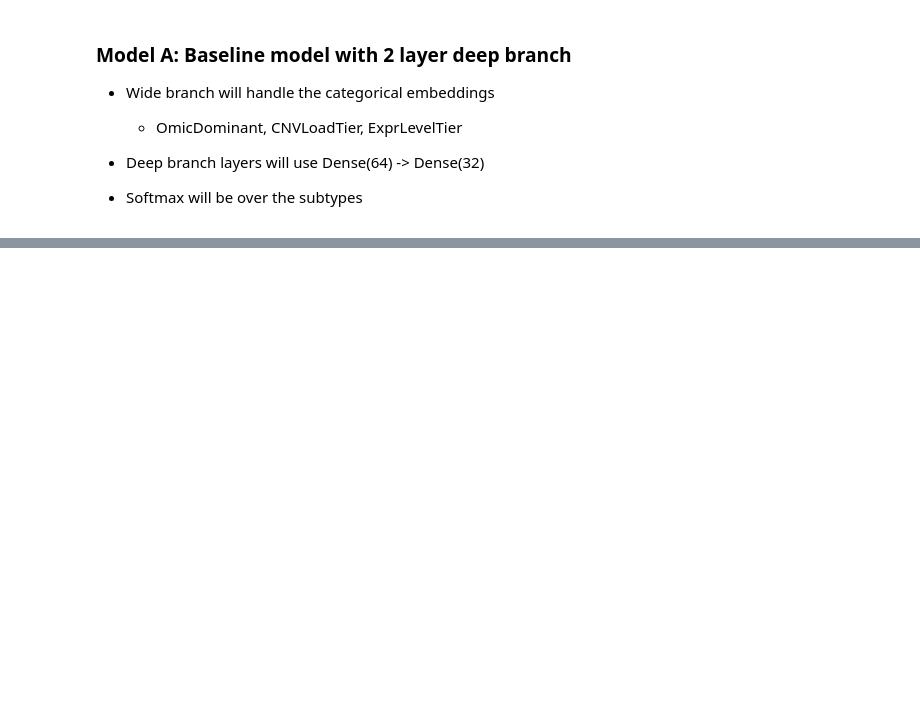
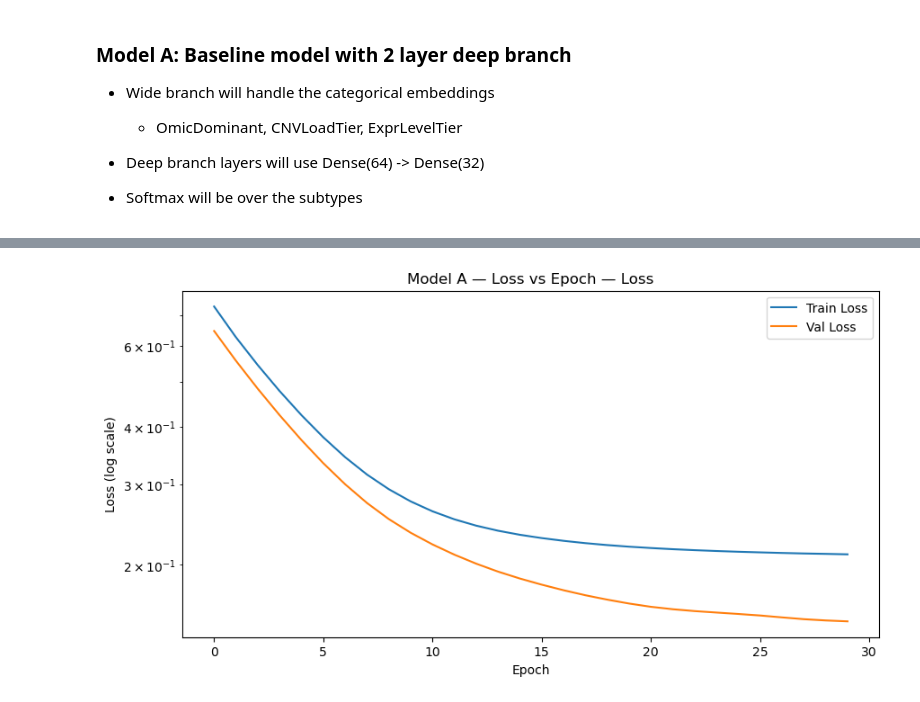
Before and after one commit to kcrawford-svg/breast-cancer-multiomics-classifier, a Jupyter notebook: lab5_wide_deep_brca.ipynb, the cells around one changed output, grey strips where cells are left out. Saved outputs shown, nothing was run; the diff lists cells and outputs as text; code cells hidden in the pictures; blank space fills up the shorter version.

Commit message:
added model A and B plus metric

```diff
--- a/lab5_wide_deep_brca.ipynb
+++ b/lab5_wide_deep_brca.ipynb
@@ -171,7 +170,6 @@ df["pp_norm"] = (df["pp_sum"] - df["pp_sum"].mean()) / df["pp_sum"].std()
 
 
 df['OmicDominant'] = df[['cn_norm', 'mu_norm', 'rs_norm', 'pp_norm']].idxmax(axis=1)
-df['OmicDominant'] = df['OmicDominant'].str.replace('_sum','')
 
 # Renaming for clarity
 dominant_map = {
@@ -333,11 +353,15 @@ X_pca["OmicDominant"]  = df_categories_align["OmicDominant"]
 X_pca["CNVLoadTier"]   = df_categories_align["CNVLoadTier"]
 X_pca["ExprLevelTier"] = df_categories_align["ExprLevelTier"]
 
+for col in ["OmicDominant", "CNVLoadTier", "ExprLevelTier"]:
+    X_pca[col] = X_pca[col].astype(str)
+
 # Target
-y = df_categories_align["Subtype"]
+y = df_categories_align["Subtype"].astype('category').cat.codes
 
 n_classes = y.nunique()
 
+print("Number of classes:", n_classes)
 X_pca.head()
 # %% [output]
 New PCA feature shape (560, 15)
@@ -519,4 +570,39 @@ from tensorflow.keras.layers import Embedding, Concatenate, Flatten
 
    - Deep branch layers will use Dense(64) -> Dense(32)
    - Softmax will be over the subtypes
+# %%
+def setup_embedding_from_encoding_categorical(encoded_features, feature_space, col_name):
+    x = encoded_features[col_name]
+    vocab = feature_space.preprocessors[col_name].get_vocabulary()
+    N = len(vocab)
+    embed_dim = max(1, int(np.sqrt(N)))
+    print(f"Category embed: {col_name} | vocab={N} → dim={embed_dim}")
+    x = Embedding(
+        input_dim=N,
+        output_dim=embed_dim,
+        name=f"{col_name}_embed")(x)
+    return Flatten()(x)
+
+def setup_embedding_from_encoding_cross(encoded_features, feature_space, cross_name):
+    x = encoded_features[cross_name]
+    N = feature_space.crossers[cross_name].num_bins
+    embed_dim = max(1, int(np.sqrt(N)))
+    print(f"Cross embed: {cross_name} | num_bins={N} → dim={embed_dim}")
+    x = Embedding(input_dim=N,
+        output_dim=embed_dim,
+        name=f"{cross_name}_embed")(x)
+    return Flatten()(x)
+# %%
+import matplotlib.pyplot as plt
+
+def plot_training_history(history, title):
+    fig, ax1 = plt.subplots(figsize=(10, 5))
+    ax1.plot(history.history['loss'], label='Train Loss')
+    ax1.plot(history.history['val_loss'], label='Val Loss')
+    ax1.set_yscale('log')
+    ax1.set_xlabel("Epoch")
+    ax1.set_ylabel("Loss (log scale)")
+    ax1.legend(loc='upper right')
+    ax1.set_title(title + " — Loss")
+    plt.show()
 # %%
@@ -562,0 +720,4 @@ UnimplementedError: Exception encountered when calling Functional.call().
+# %%
+plot_training_history(history_a, "Model A — Loss vs Epoch")
+# %% [output]
+[figure, added]
```
Also changed, not shown: parts of 25 cells of this notebook.
